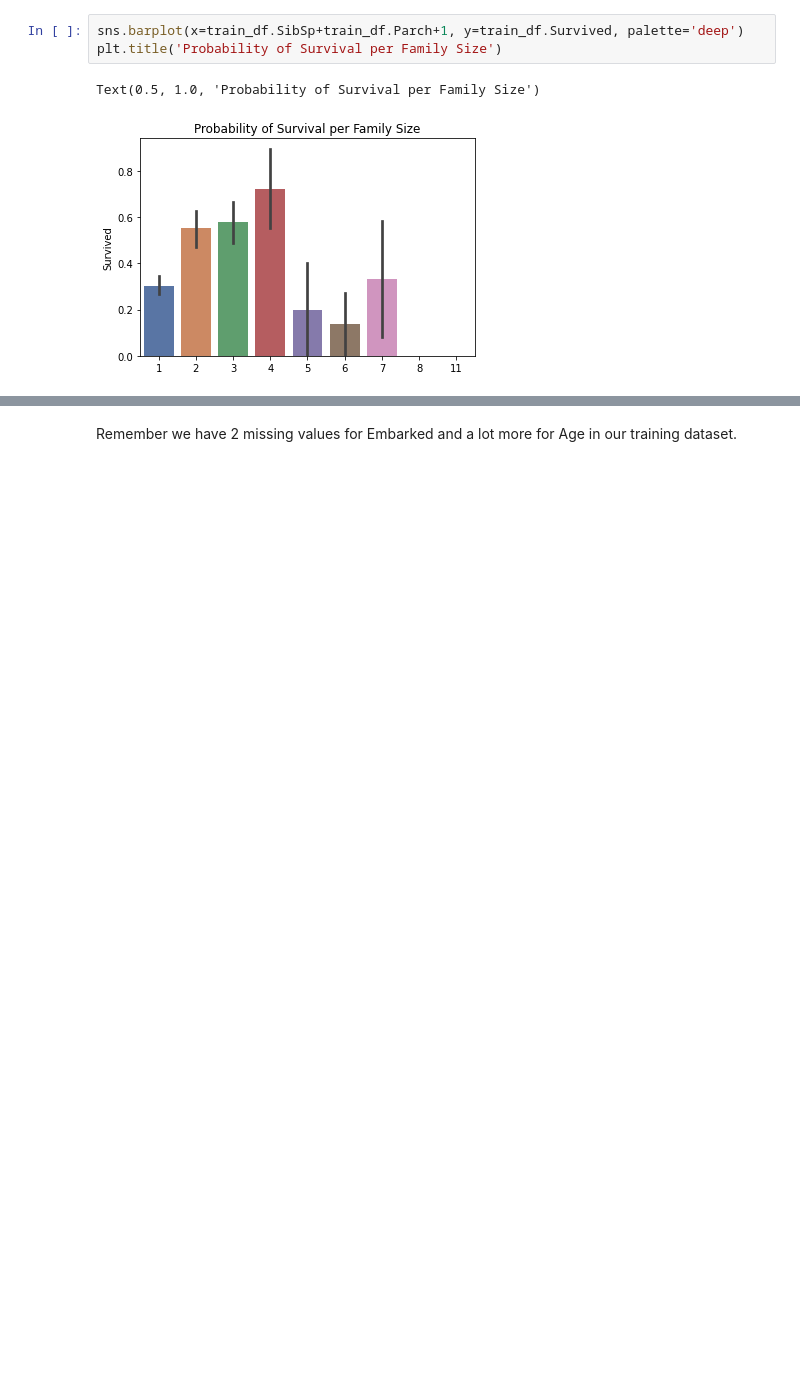
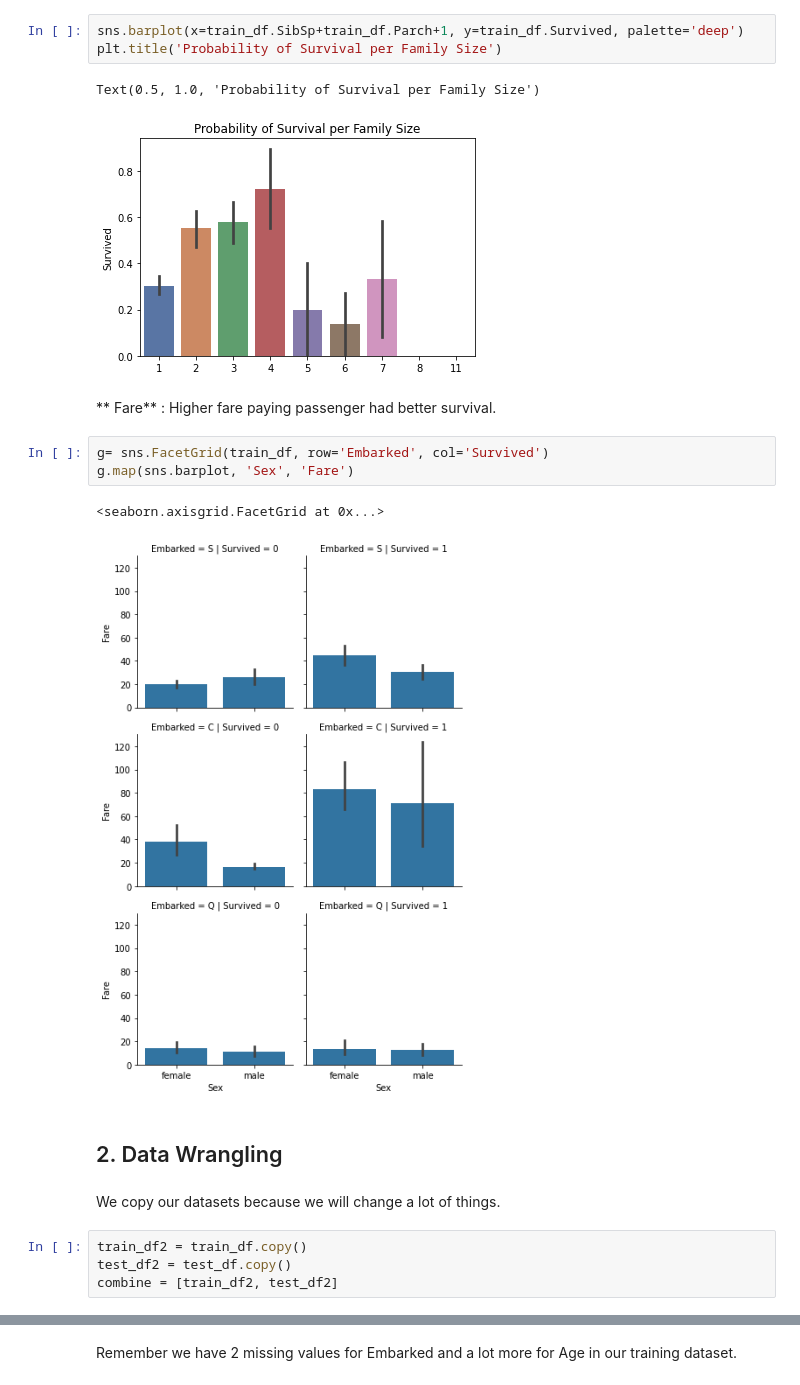
Before and after one commit to kevinassobo/Titanic-Kaggle-Challenge, a Jupyter notebook: titanic_modeling.ipynb, the cells around one changed output, grey strips where cells are left out. Cells and saved outputs as stored; diff of their text form; blank space fills up the shorter version.

```diff
--- a/titanic_modeling.ipynb
+++ b/titanic_modeling.ipynb
@@ -209,3 +211,19 @@ plt.title('Probability of Survival per Family Size')
 # %% [output]
 Text(0.5, 1.0, 'Probability of Survival per Family Size')
 [figure]
+# %% [markdown]
+** Fare** : Higher fare paying passenger had better survival.
+# %%
+g= sns.FacetGrid(train_df, row='Embarked', col='Survived')
+g.map(sns.barplot, 'Sex', 'Fare')
+# %% [output]
+<seaborn.axisgrid.FacetGrid at 0x...>
+[figure, added]
+# %% [markdown]
+## 2. Data Wrangling
+# %% [markdown]
+We copy our datasets because we will change a lot of things.
+# %%
+train_df2 = train_df.copy()
+test_df2 = test_df.copy()
+combine = [train_df2, test_df2]
```
Also changed, not shown: parts of 23 cells of this notebook.
